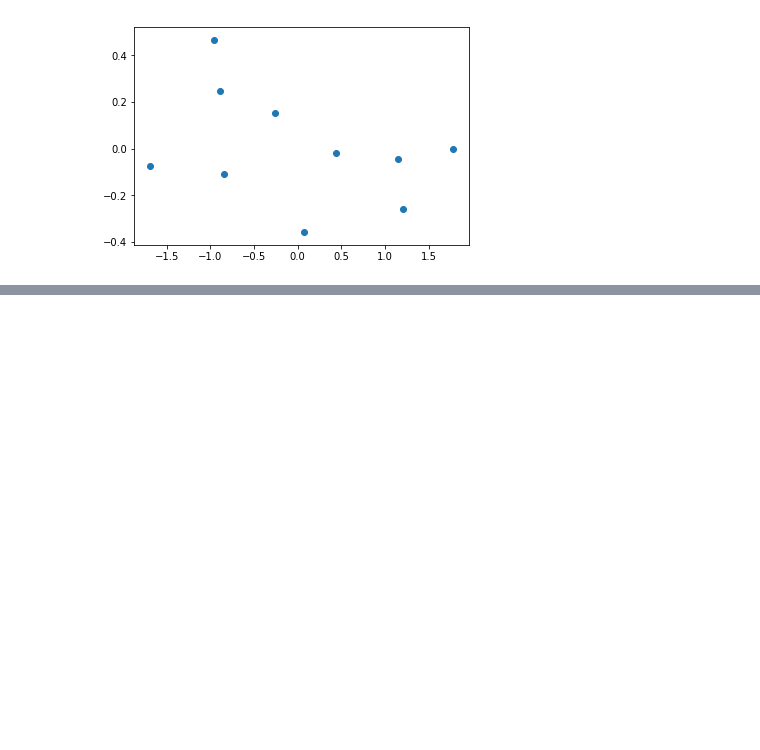
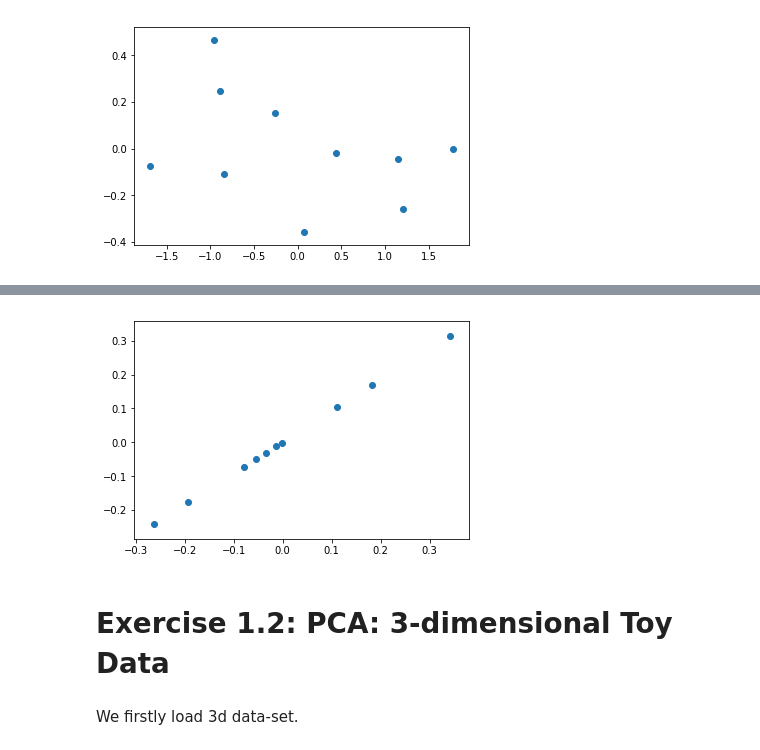
Before and after one commit to Codelessandro/MachineIntelligence, a Jupyter notebook: 01/Untitled.ipynb, the cells around one changed output, grey strips where cells are left out. Saved outputs shown, nothing was run; the diff lists cells and outputs as text; code cells hidden in the pictures; blank space fills up the shorter version.

```diff
--- a/01/Untitled.ipynb
+++ b/01/Untitled.ipynb
@@ -26,0 +37,10 @@ plt.show();
+# %%
+reconstructed = np.dot(np.expand_dims(proj[:,0], axis=1), np.expand_dims(eig.T[1].T, axis=0))
+plt.scatter(reconstructed[:,1],reconstructed[:,0]);
+plt.show();
+# %% [output]
+[figure, added]
+# %% [markdown]
+# Exercise 1.2: PCA: 3-dimensional Toy Data
+# %% [markdown]
+We firstly load 3d data-set.
```
Also changed, not shown: parts of 11 cells of this notebook, 1 other file.
